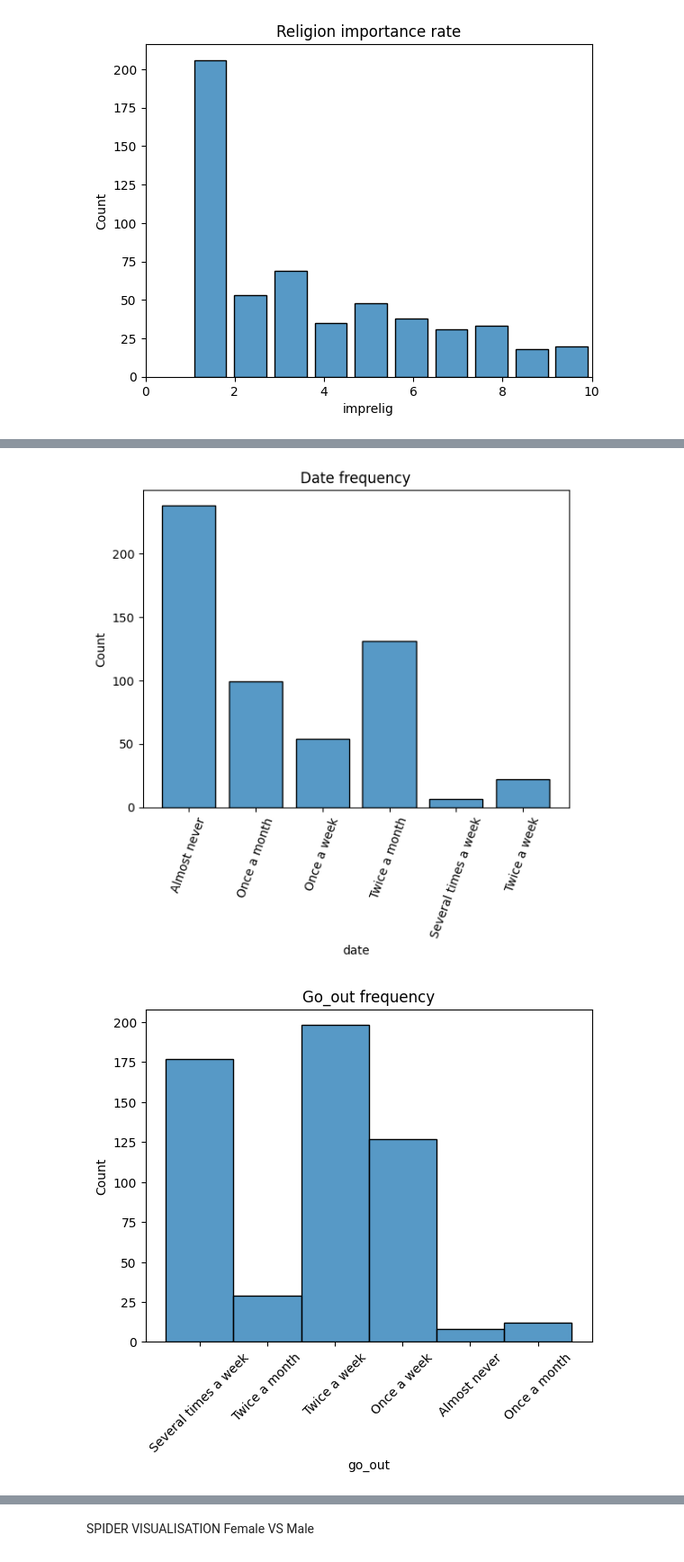
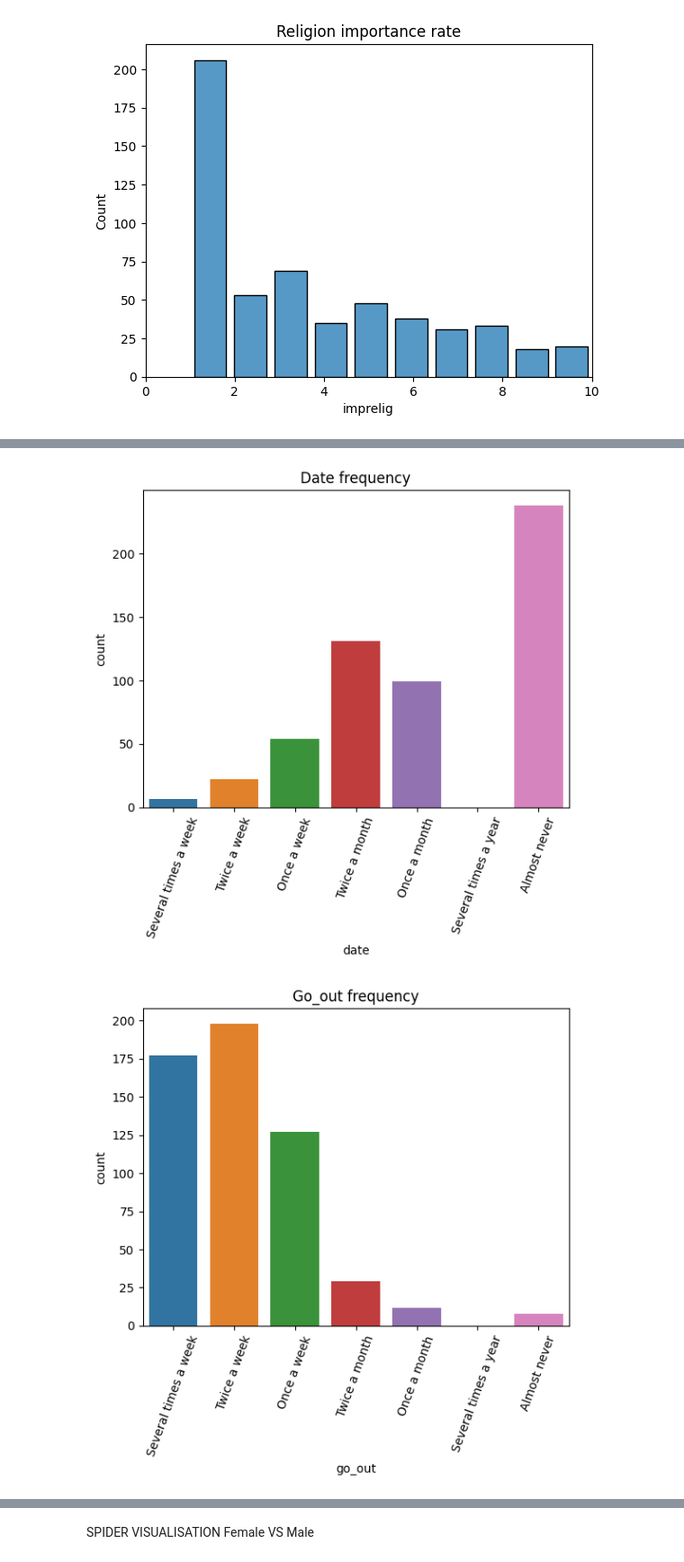
Before and after one commit to linda-kinn/Block_2_Speed_Dating, a Jupyter notebook: Part_0_Speed_Dating.ipynb, the cells around one changed output, grey strips where cells are left out. Shown at 90% size. Drawn from its saved outputs; the diff is of its cells as text; code cells hidden in the pictures.

```diff
--- a/Part_0_Speed_Dating.ipynb
+++ b/Part_0_Speed_Dating.ipynb
@@ -285,11 +293,6 @@ df["go_out"] = df["go_out"].apply(lambda x : "Several times a week" if x ==1
                                     else("Several times a year" if x ==5
                                     else "Almost never"
                                             ))))))
-# %%
-df["satis_2"] = df["satis_2"].apply(lambda x : "Too litlle" if x ==1
-                                    else("Too much" if x ==2
-                                    else "Just Right"
-                                            ))
 # %%
 df["length"] = df["length"].apply(lambda x : "Too litlle" if x ==1
                                     else("Too much" if x ==2
@@ -355,13 +363,25 @@ ax5.set_title("Primary goal repartition");
 # %%
-ax6 = sns.histplot(data = df, x = "date", shrink = 0.8)                                 ## NOTE_ : Sort values
+ax6 = sns.countplot(data = df, x = "date", order= ["Several times a week",
+                                                    "Twice a week",
+                                                    "Once a week",
+                                                    "Twice a month",
+                                                    "Once a month",
+                                                    "Several times a year",
+                                                    "Almost never"])
 ax6.set_xticklabels(ax6.get_xticklabels(), rotation=70);
 ax6.set_title("Date frequency");
 # %% [output]
-[figure, old version]
+[figure, new version]
 # %%
-ax7 = sns.histplot(data = df, x = 'go_out')                                             ## NOTE_ : Sort values
-ax7.set_xticklabels(ax7.get_xticklabels(), rotation=45);
+ax7 = sns.countplot(data = df, x = "go_out", order= ["Several times a week",
+                                                    "Twice a week",
+                                                    "Once a week",
+                                                    "Twice a month",
+                                                    "Once a month",
+                                                    "Several times a year",
+                                                    "Almost never"])
+ax7.set_xticklabels(ax7.get_xticklabels(), rotation=70);
 ax7.set_title("Go_out frequency");
 # %% [output]
-[figure, old version]
+[figure, new version]
 # %%
```
Also changed, not shown: parts of 13 cells of this notebook.
